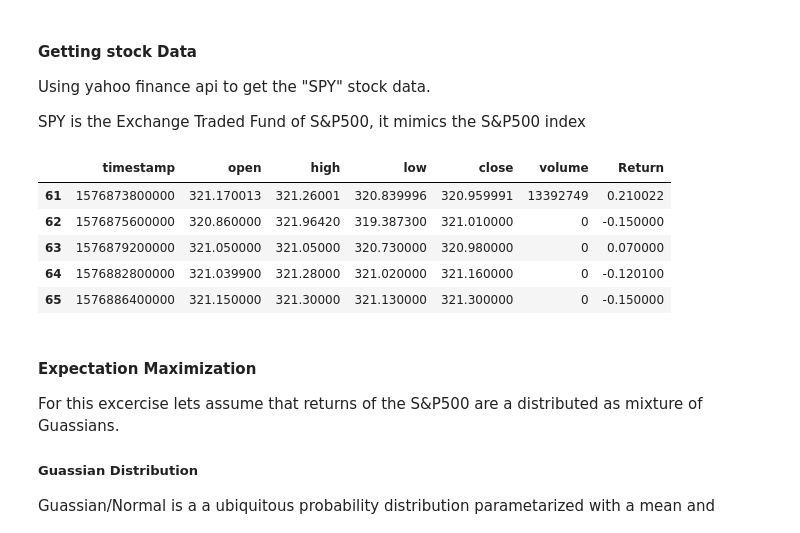
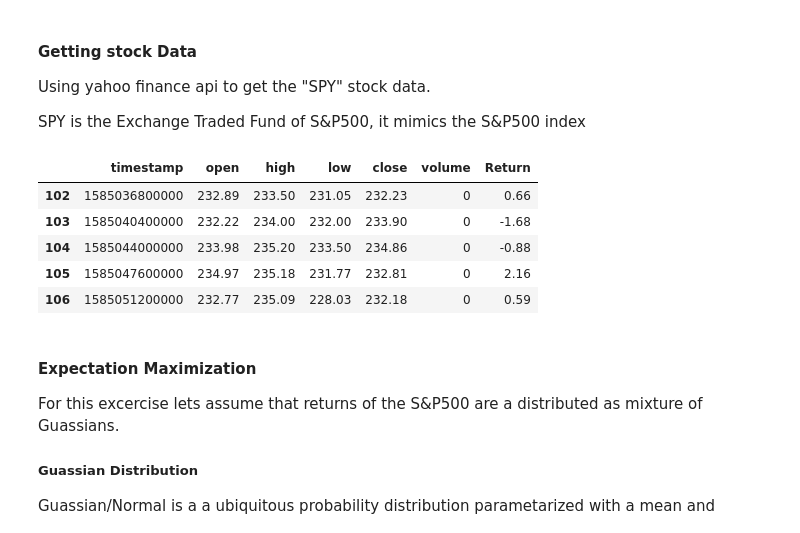
Before and after one commit to ArslanS1997/From-Scratch, a Jupyter notebook: GMM.ipynb, the cells around one changed output. Saved outputs shown, nothing was run; the diff lists cells and outputs as text; code cells hidden in the pictures.

```diff
--- a/GMM.ipynb
+++ b/GMM.ipynb
@@ -27,7 +27,7 @@ def get_stock_prices(company_symbol, start_date, end_date):
 
     try:
         symbol_data = my_share.get_historical(share.PERIOD_TYPE_DAY,
-                                              5,
+                                              10,
                                               share.FREQUENCY_TYPE_MINUTE,
                                               60)
     except YahooFinanceError as e:
@@ -45,16 +45,17 @@ def get_price_movements(stock_prices):
 # %%
 
 #df = pd.read_csv('Data.csv')
-df=get_stock_prices('SPY', date(2018,1,1), date(2019,1,10))
+df=get_stock_prices('SPY', date(2018,1,1), date(2020,3,23))
 df['Return'] = get_price_movements(df)
+df = df.dropna()
 df.tail()
 # %% [output]
 |  | timestamp | open | high | low | close | volume | Return |
-| 61 | 1576873800000 | 321.170013 | 321.26001 | 320.839996 | 320.959991 | 13392749 | 0.210022 |
-| 62 | 1576875600000 | 320.860000 | 321.96420 | 319.387300 | 321.010000 | 0 | -0.150000 |
-| 63 | 1576879200000 | 321.050000 | 321.05000 | 320.730000 | 320.980000 | 0 | 0.070000 |
-| 64 | 1576882800000 | 321.039900 | 321.28000 | 321.020000 | 321.160000 | 0 | -0.120100 |
-| 65 | 1576886400000 | 321.150000 | 321.30000 | 321.130000 | 321.300000 | 0 | -0.150000 |
+| 102 | 1585036800000 | 232.89 | 233.50 | 231.05 | 232.23 | 0 | 0.66 |
+| 103 | 1585040400000 | 232.22 | 234.00 | 232.00 | 233.90 | 0 | -1.68 |
+| 104 | 1585044000000 | 233.98 | 235.20 | 233.50 | 234.86 | 0 | -0.88 |
+| 105 | 1585047600000 | 234.97 | 235.18 | 231.77 | 232.81 | 0 | 2.16 |
+| 106 | 1585051200000 | 232.77 | 235.09 | 228.03 | 232.18 | 0 | 0.59 |
 # %% [markdown]
 #### Expectation Maximization
 
```
Also changed, not shown: parts of 5 cells of this notebook.
